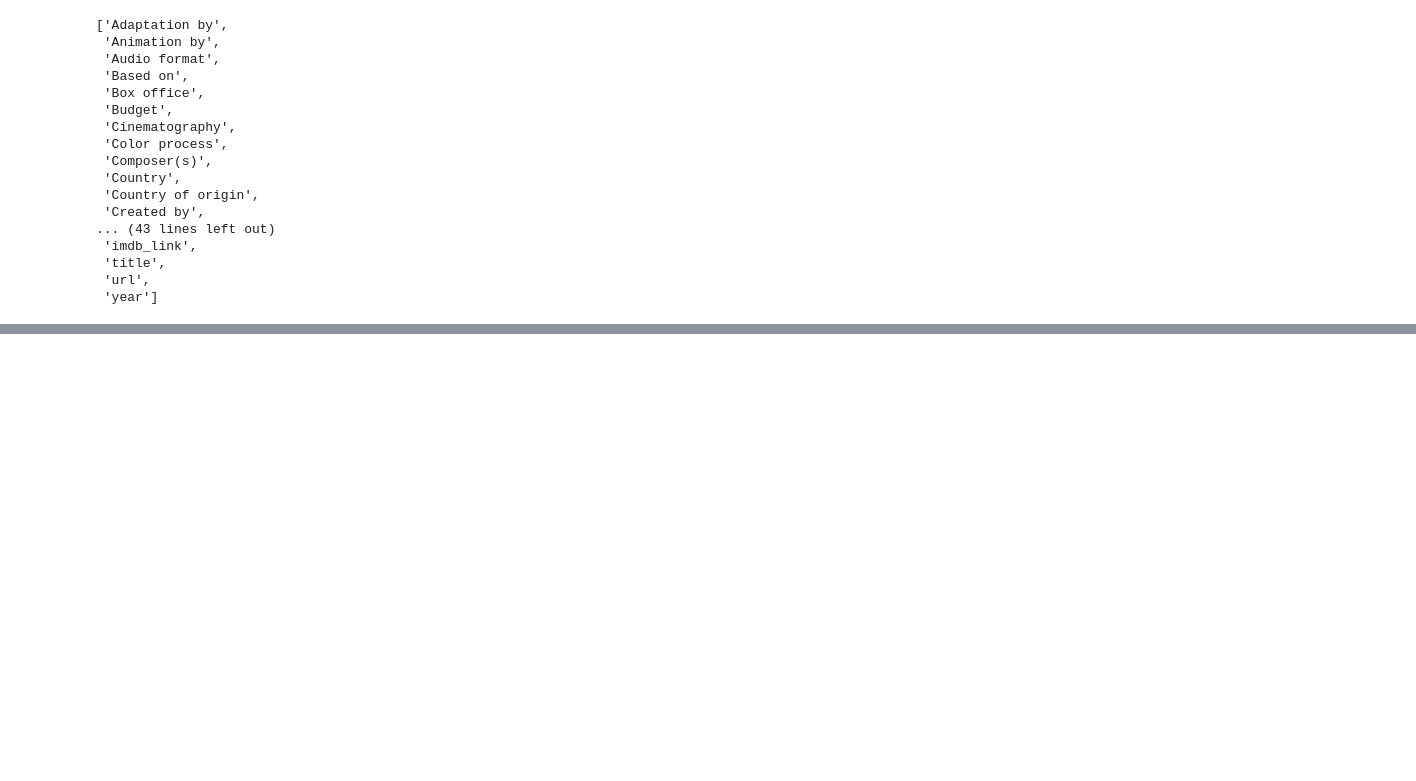
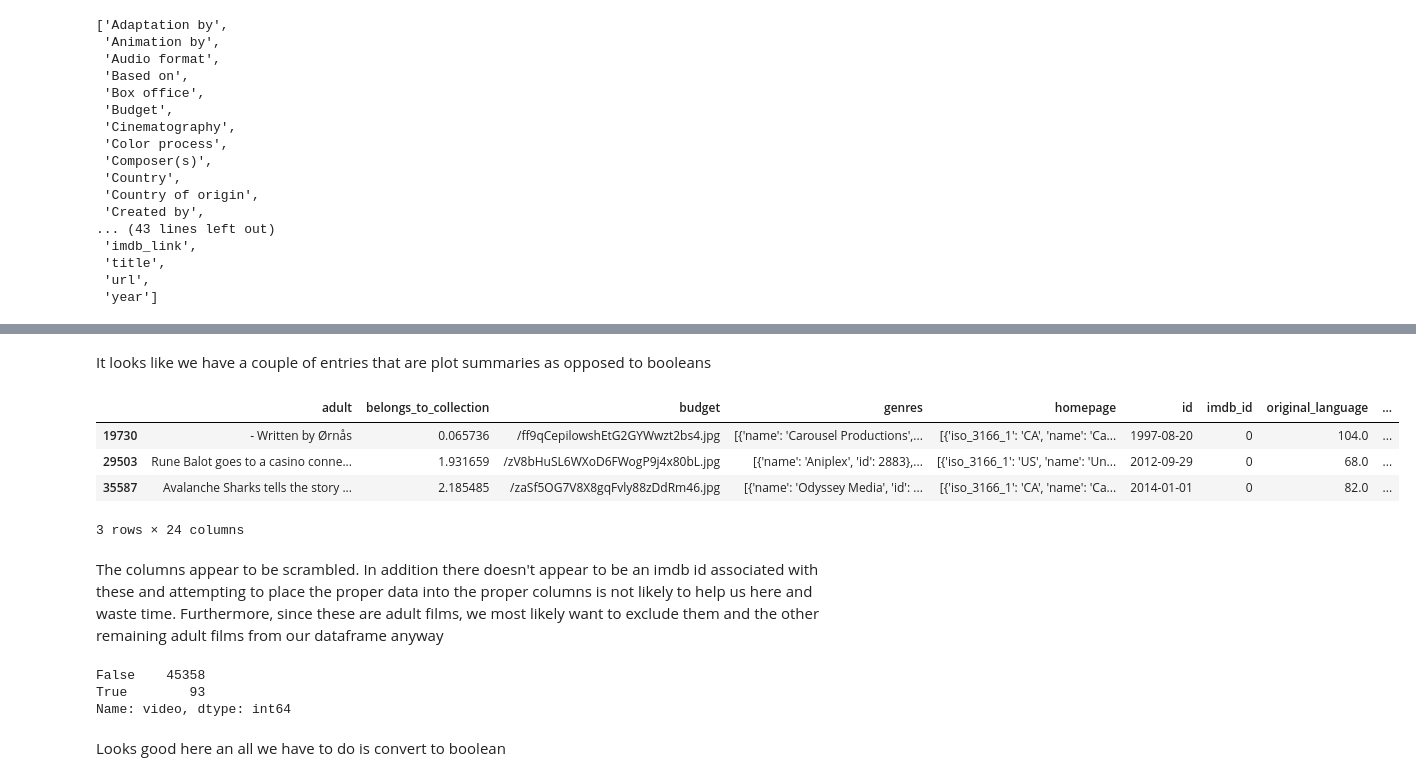
Before and after one commit to ariw237/Movies_ETL, a Jupyter notebook: movies_ETL.ipynb, the cells around one changed output, grey strips where cells are left out. Saved outputs shown, nothing was run; the diff lists cells and outputs as text; code cells hidden in the pictures; blank space fills up the shorter version.

```diff
--- a/movies_ETL.ipynb
+++ b/movies_ETL.ipynb
@@ -494,0 +1345,13 @@ clean_columns
+# %% [markdown]
+It looks like we have a couple of entries that are plot summaries as opposed to booleans
+# %%
+#View the corrupted entries:
+kaggle_metadata[~kaggle_metadata['adult'].isin(['True','False'])]
+# %% [output]
+|  | adult | belongs_to_collection | budget | genres | homepage | id | imdb_id | original_language | ... |
+| 19730 | - Written by Ørnås | 0.065736 | /ff9qCepilowshEtG2GYWwzt2bs4.jpg | [{'name': 'Carousel Productions',... | [{'iso_3166_1': 'CA', 'name': 'Ca... | 1997-08-20 | 0 | 104.0 | ... |
+| 29503 | Rune Balot goes to a casino conne... | 1.931659 | /zV8bHuSL6WXoD6FWogP9j4x80bL.jpg | [{'name': 'Aniplex', 'id': 2883},... | [{'iso_3166_1': 'US', 'name': 'Un... | 2012-09-29 | 0 | 68.0 | ... |
+| 35587 | Avalanche Sharks tells the story ... | 2.185485 | /zaSf5OG7V8X8gqFvly88zDdRm46.jpg | [{'name': 'Odyssey Media', 'id': ... | [{'iso_3166_1': 'CA', 'name': 'Ca... | 2014-01-01 | 0 | 82.0 | ... |
+3 rows × 24 columns
+# %% [markdown]
+The columns appear to be scrambled. In addition there doesn't appear to be an imdb id associated with these and attempting to place the proper data into the proper columns is not likely to help us here and waste time.  Furthermore, since these are adult films, we most likely want to exclude them and the other remaining adult films from our dataframe anyway
@@ -494,0 +1361,9 @@ clean_columns
+# %%
+#Examine the video column:
+kaggle_metadata['video'].value_counts()
+# %% [output]
+False    45358
+True        93
+Name: video, dtype: int64
+# %% [markdown]
+Looks good here an all we have to do is convert to boolean
```
Also changed, not shown: parts of 104 cells of this notebook.
